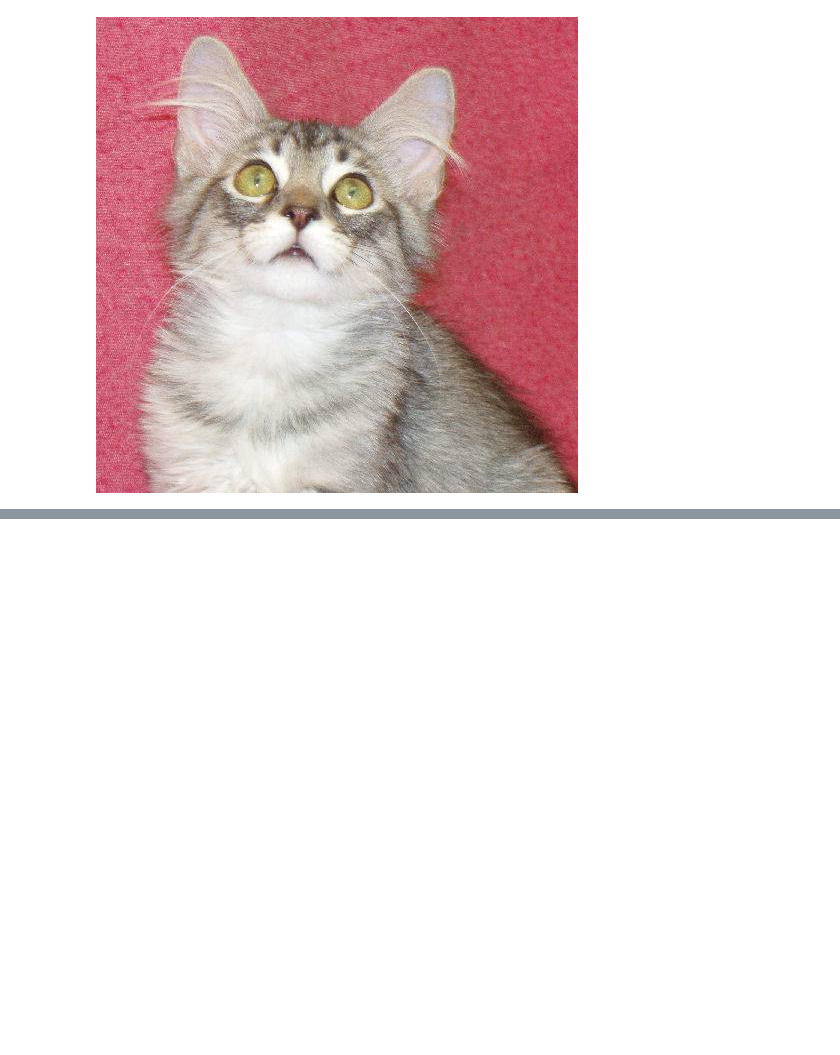
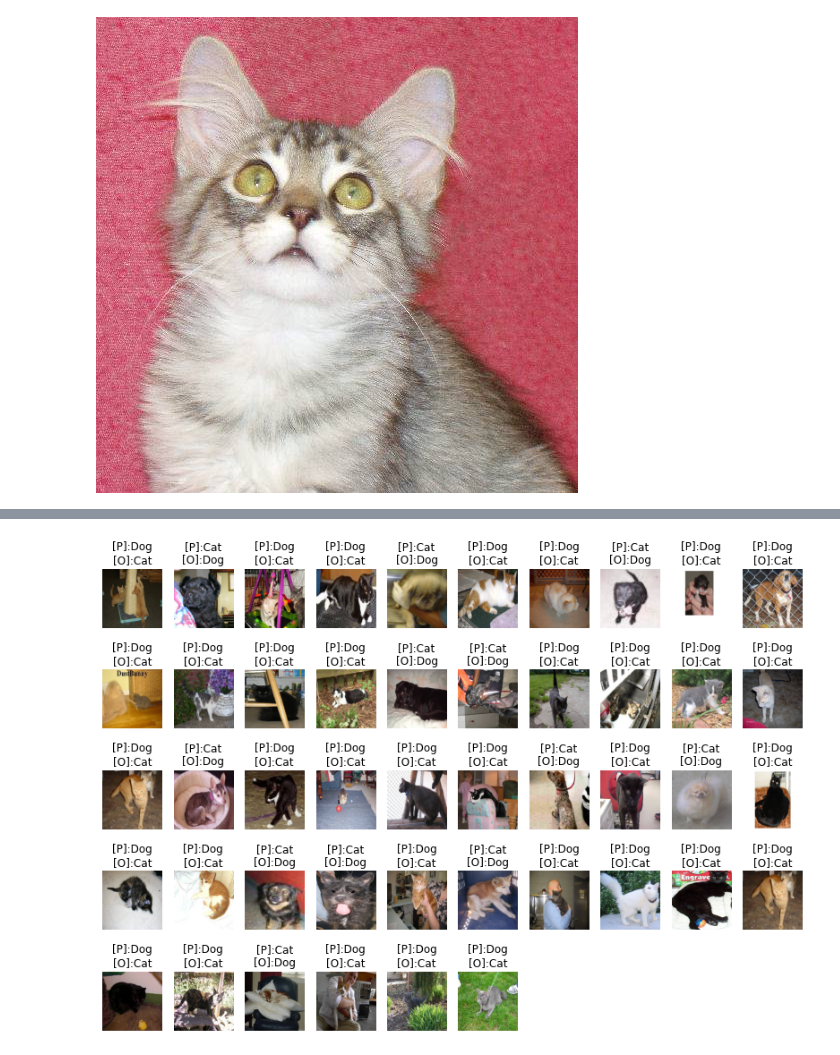
Before and after one commit to Samuelyihao/ML0407, a Jupyter notebook: transfer.ipynb, the cells around one changed output, grey strips where cells are left out. Saved outputs shown, nothing was run; the diff lists cells and outputs as text; code cells hidden in the pictures; blank space fills up the shorter version.

```diff
--- a/transfer.ipynb
+++ b/transfer.ipynb
@@ -97,0 +172,6 @@ _________________________________________________________________
+# %%
+# 好習慣: 全部轉成numpy array
+import numpy as np
+from sklearn.model_selection import train_test_split
+x, y = np.array(df["path"]), np.array(df["target"])
+x_train, x_test, y_train, y_test = train_test_split(x, y, test_size=0.1)
@@ -97,0 +197,9 @@ _________________________________________________________________
+# %%
+for i in range(30):
+  print("-"*15,i,"-"*15)
+  raw, img, ans = dataflow(x_train, y_train)
+  train_result = model.train_on_batch(img, ans)
+  print("Train:", train_result)
+  raw, img, ans = dataflow(x_test, y_test)
+  test_result = model.test_on_batch(img, ans)
+  print("Validate:", test_result)
@@ -97,0 +247,3 @@ _________________________________________________________________
+# %%
+raw, img, ans = dataflow(x_test, y_test, 1000)
+model.evaluate(img,ans)
@@ -97,0 +253,4 @@ _________________________________________________________________
+# %%
+# Model(非Sequential): 沒有predict_classes
+pre = model.predict(img).argmax(axis=1)
+pre
@@ -97,0 +275,22 @@ _________________________________________________________________
+# %%
+import matplotlib.pyplot as plt
+%matplotlib inline
+# [:200]: 太多錯, 我只取前兩百個
+names = ["Cat", "Dog"]
+idx = np.nonzero(pre != ans)[0]
+false_pre_img = raw[idx]
+false_pre_label = ans[idx]
+false_pre_predict = pre[idx]
+
+width = 10
+height = len(idx) // width + 1
+plt.figure(figsize=(14, 10))
+for i, img in enumerate(false_pre_img):
+    plt.subplot(height, width, i+1)
+    t = "[P]:{}\n[O]:{}".format(names[false_pre_predict[i]],
+                                names[false_pre_label[i]])
+    plt.title(t)
+    plt.axis("off")
+    plt.imshow(img)
+# %% [output]
+[figure, added]
```
Also changed, not shown: parts of 12 cells of this notebook.
